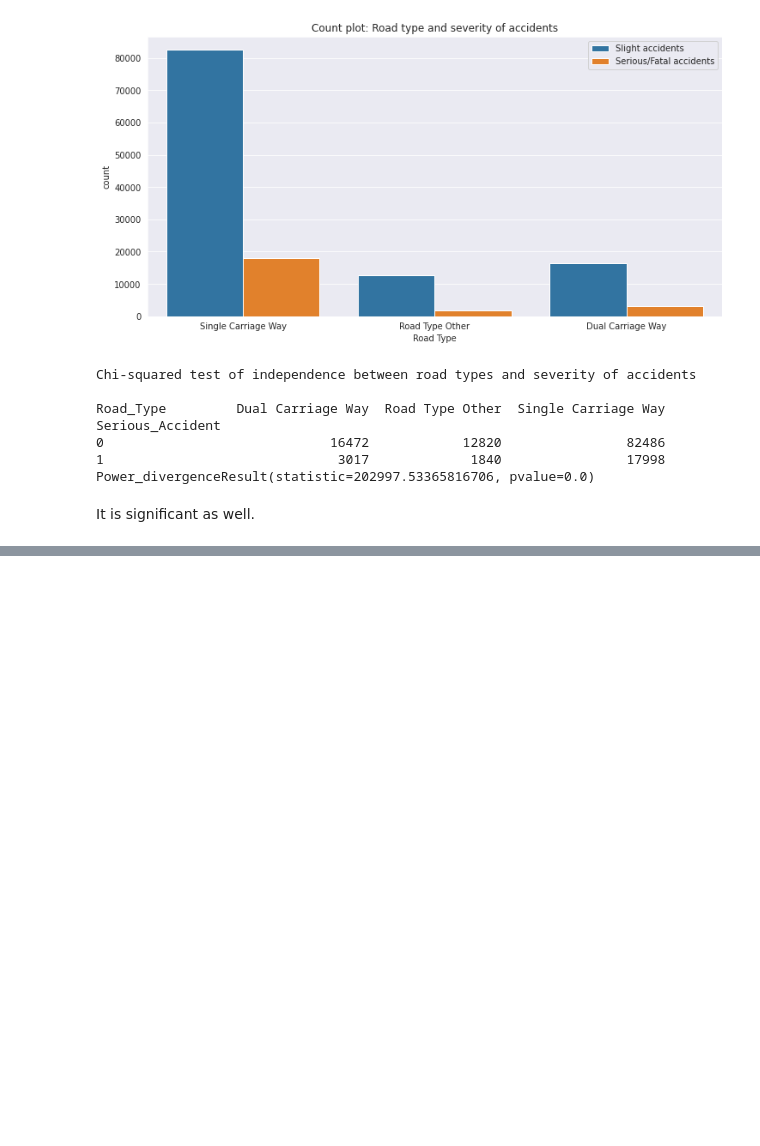
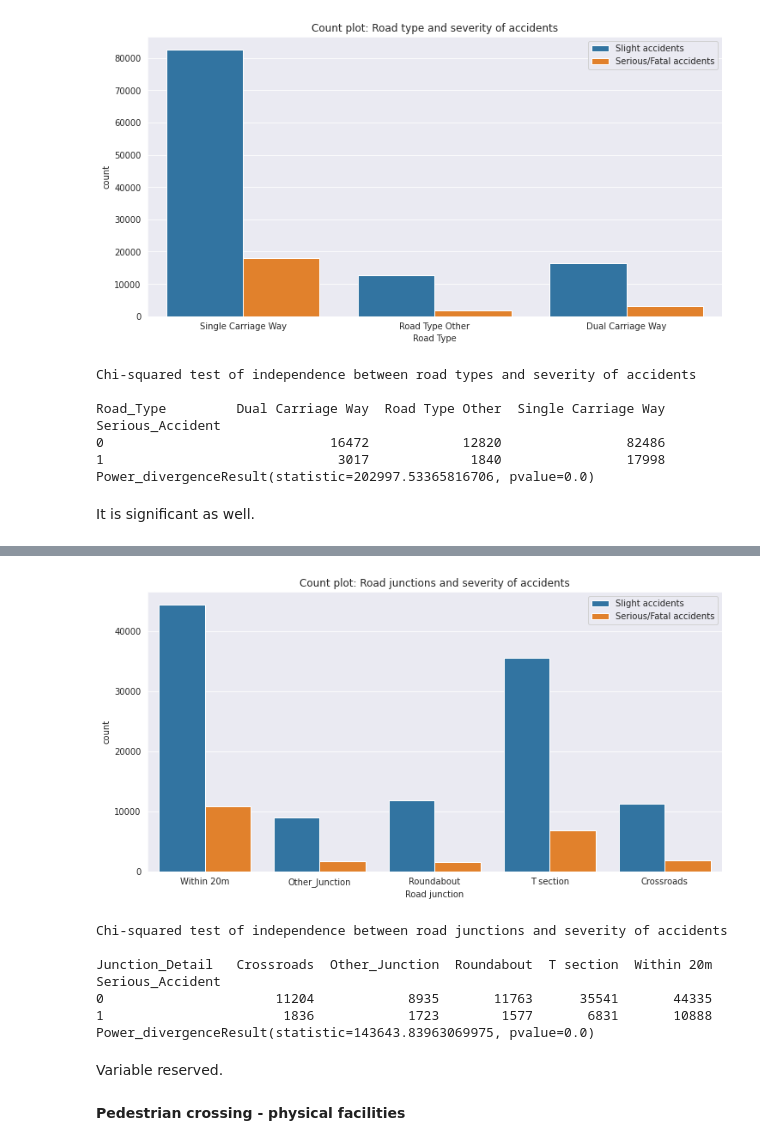
Before and after one commit to brian-pan/road-safety-machine-learning-report, a Jupyter notebook: machine_learning_python_project_one.ipynb, the cells around one changed output, grey strips where cells are left out. Cells and saved outputs as stored; diff of their text form; code cells hidden in the pictures; blank space fills up the shorter version.

```diff
--- a/machine_learning_python_project_one.ipynb
+++ b/machine_learning_python_project_one.ipynb
@@ -574,0 +610,26 @@ It is significant as well.
+# %%
+plt.figure(figsize=(12,6))
+# Count plot
+sns.countplot(x=df['Junction_Detail'], hue="Serious_Accident", data=df)
+plt.xlabel('Road junction')
+plt.title('Count plot: Road junctions and severity of accidents')
+plt.legend(labels=['Slight accidents', 'Serious/Fatal accidents'])
+plt.show()
+
+# Table of counts and chi-squared test of independence
+print('Chi-squared test of independence between road junctions and severity of accidents', color=[91])
+print()
+chi_sq_test('Serious_Accident','Junction_Detail')
+# %% [output]
+[figure, added]
+Chi-squared test of independence between road junctions and severity of accidents
+
+Junction_Detail   Crossroads  Other_Junction  Roundabout  T section  Within 20m
+Serious_Accident
+0                      11204            8935       11763      35541       44335
+1                       1836            1723        1577       6831       10888
+Power_divergenceResult(statistic=143643.83963069975, pvalue=0.0)
+# %% [markdown]
+Variable reserved.
+# %% [markdown]
+**Pedestrian crossing - physical facilities**
```
Also changed, not shown: parts of 22 cells of this notebook.
